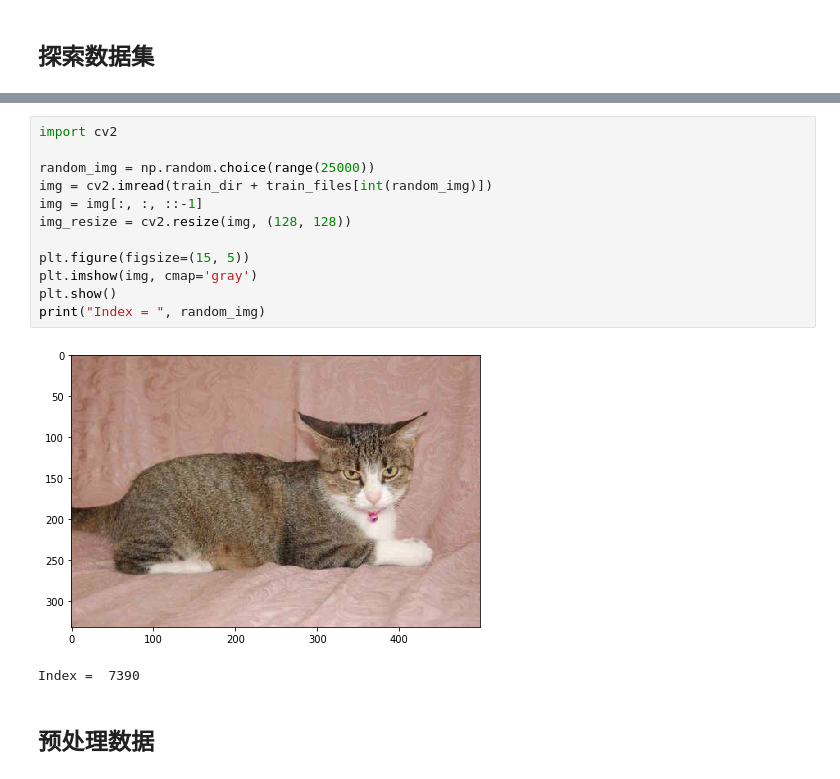
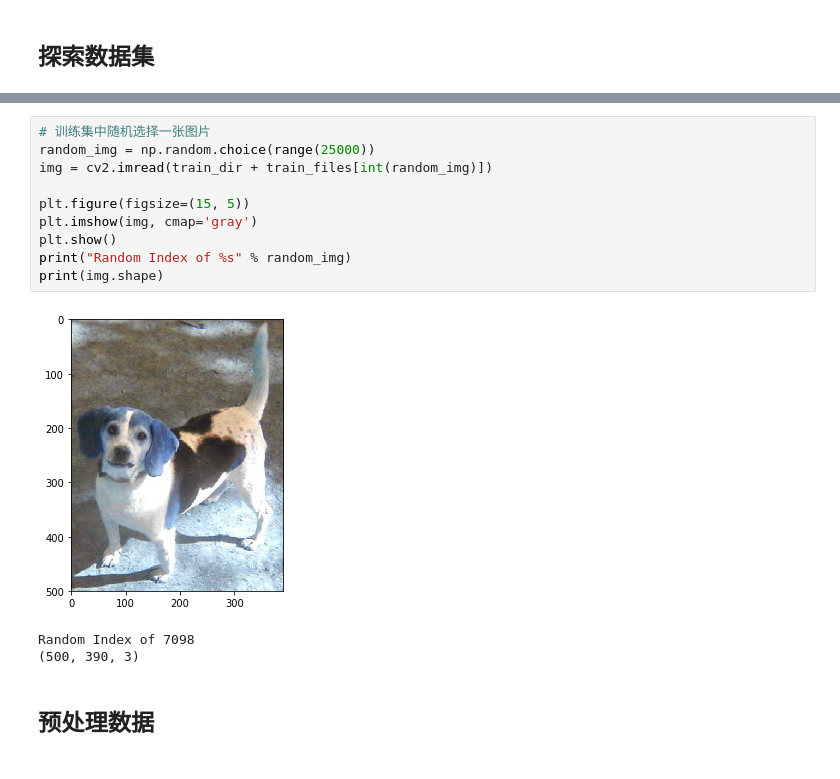
Before and after one commit to gyhkevin/udacity-ML-2, a Jupyter notebook: p7/dogs-vs-cats/preprocess_dataset.ipynb, the cells around one changed output, grey strips where cells are left out. Saved outputs shown, nothing was run; the diff lists cells and outputs as text.

```diff
--- a/p7/dogs-vs-cats/preprocess_dataset.ipynb
+++ b/p7/dogs-vs-cats/preprocess_dataset.ipynb
@@ -33,18 +35,17 @@ plt.show()
 # %%
-import cv2
-
+# 训练集中随机选择一张图片
 random_img = np.random.choice(range(25000))
 img = cv2.imread(train_dir + train_files[int(random_img)])
-img = img[:, :, ::-1]
-img_resize = cv2.resize(img, (128, 128))
 
 plt.figure(figsize=(15, 5))
 plt.imshow(img, cmap='gray')
 plt.show()
-print("Index = ", random_img)
+print("Random Index of %s" % random_img)
+print(img.shape)
 # %% [output]
-[figure, old version]
+[figure, new version]
-Index =  7390
+Random Index of 7098
+(500, 390, 3)
 # %% [markdown]
 ## 预处理数据
 # %% [markdown]
```
Also changed, not shown: parts of 2 cells of this notebook, 5 other files.
